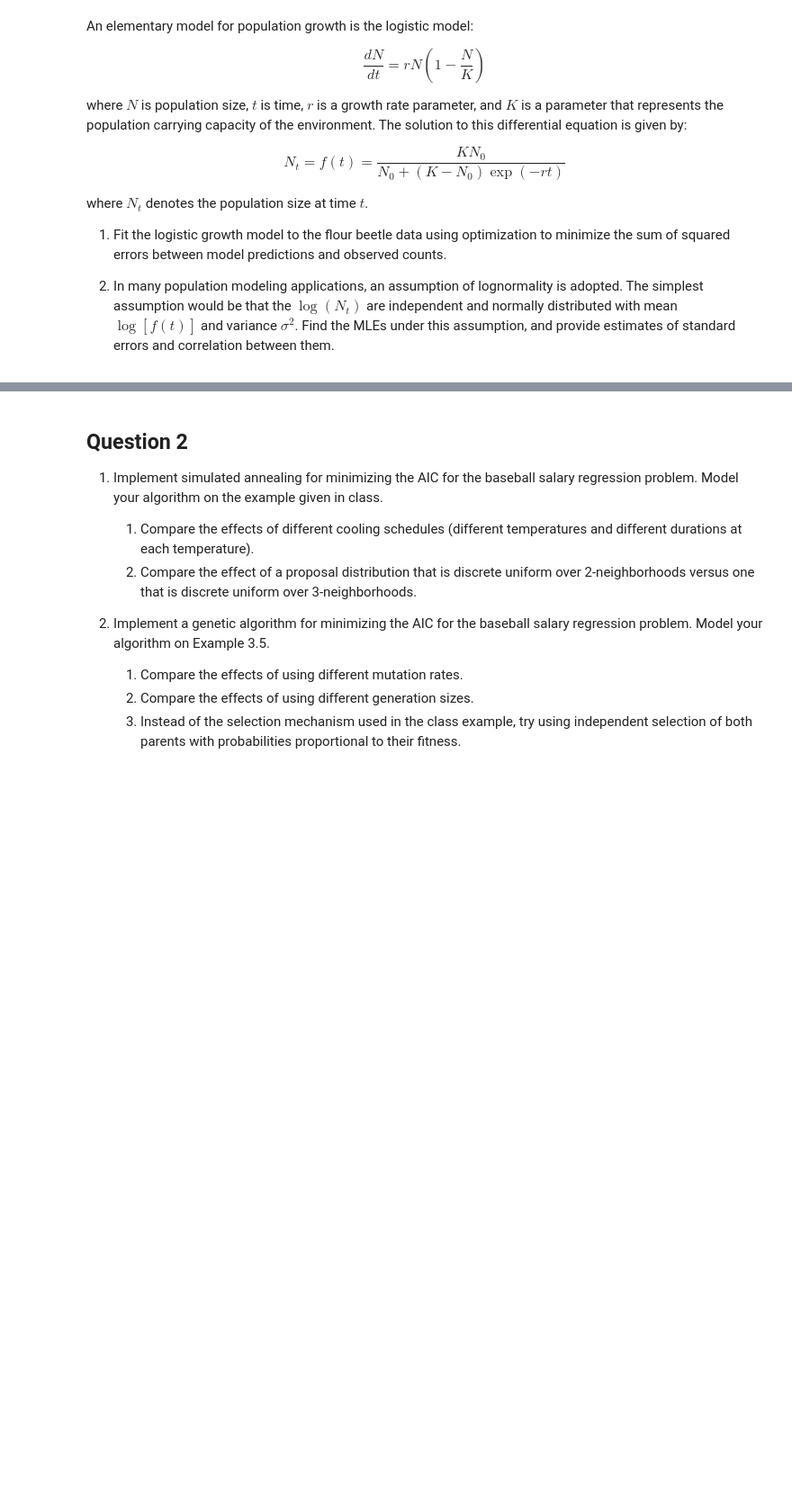
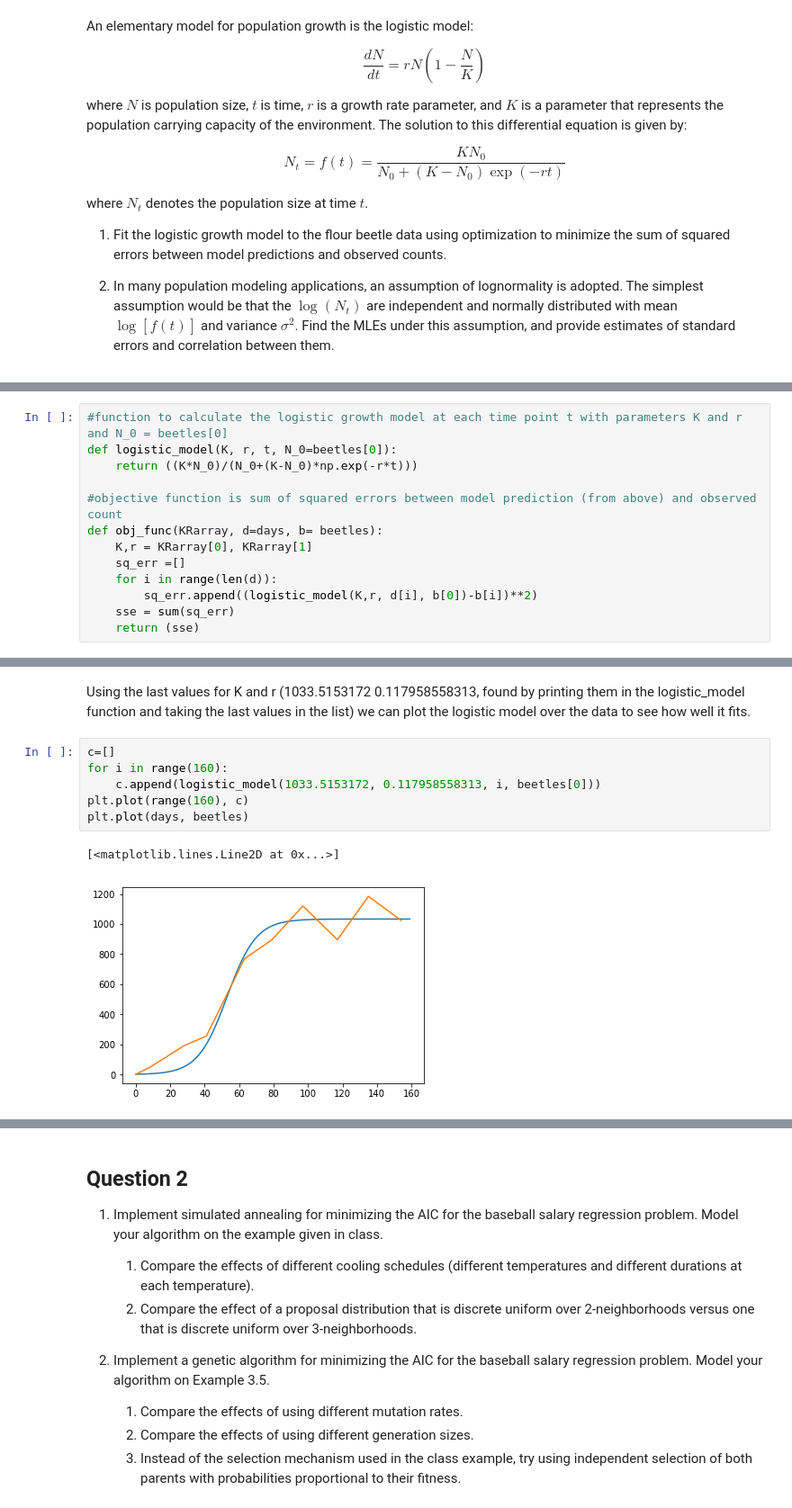
Before and after one commit to sfmaddox/8366_sfmaddox, a Jupyter notebook: Homework 1.ipynb, the cells around one changed output, grey strips where cells are left out. Shown at 90% size. Saved outputs shown, nothing was run; the diff lists cells and outputs as text; blank space fills up the shorter version.

```diff
--- a/Homework 1.ipynb
+++ b/Homework 1.ipynb
@@ -39,0 +36,13 @@ where $N_t$ denotes the population size at time $t$.
+# %%
+#function to calculate the logistic growth model at each time point t with parameters K and r and N_0 = beetles[0]
+def logistic_model(K, r, t, N_0=beetles[0]):
+    return ((K*N_0)/(N_0+(K-N_0)*np.exp(-r*t)))
+
+#objective function is sum of squared errors between model prediction (from above) and observed count
+def obj_func(KRarray, d=days, b= beetles):
+    K,r = KRarray[0], KRarray[1]
+    sq_err =[]
+    for i in range(len(d)):
+        sq_err.append((logistic_model(K,r, d[i], b[0])-b[i])**2)
+    sse = sum(sq_err)
+    return (sse)
@@ -39,0 +72,11 @@ where $N_t$ denotes the population size at time $t$.
+# %% [markdown]
+Using the last values for K and r (1033.5153172 0.117958558313, found by printing them in the logistic_model function and taking the last values in the list) we can plot the logistic model over the data to see how well it fits.
+# %%
+c=[]
+for i in range(160):
+    c.append(logistic_model(1033.5153172, 0.117958558313, i, beetles[0]))
+plt.plot(range(160), c)
+plt.plot(days, beetles)
+# %% [output]
+[<matplotlib.lines.Line2D at 0x...>]
+[figure, added]
```
Also changed, not shown: parts of 14 cells of this notebook.
